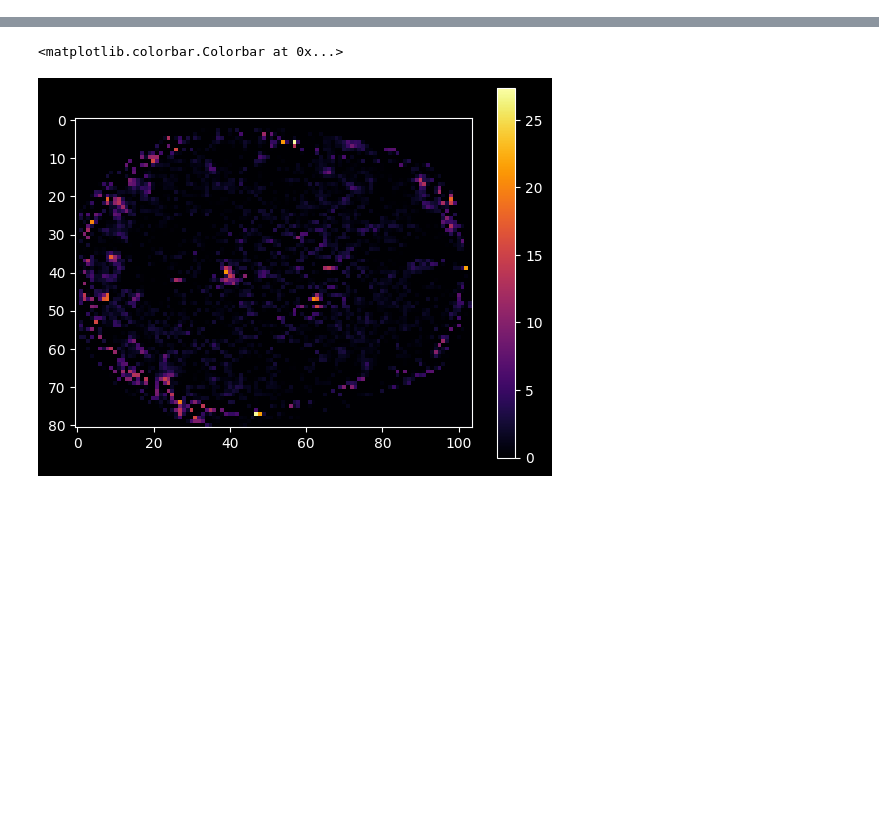
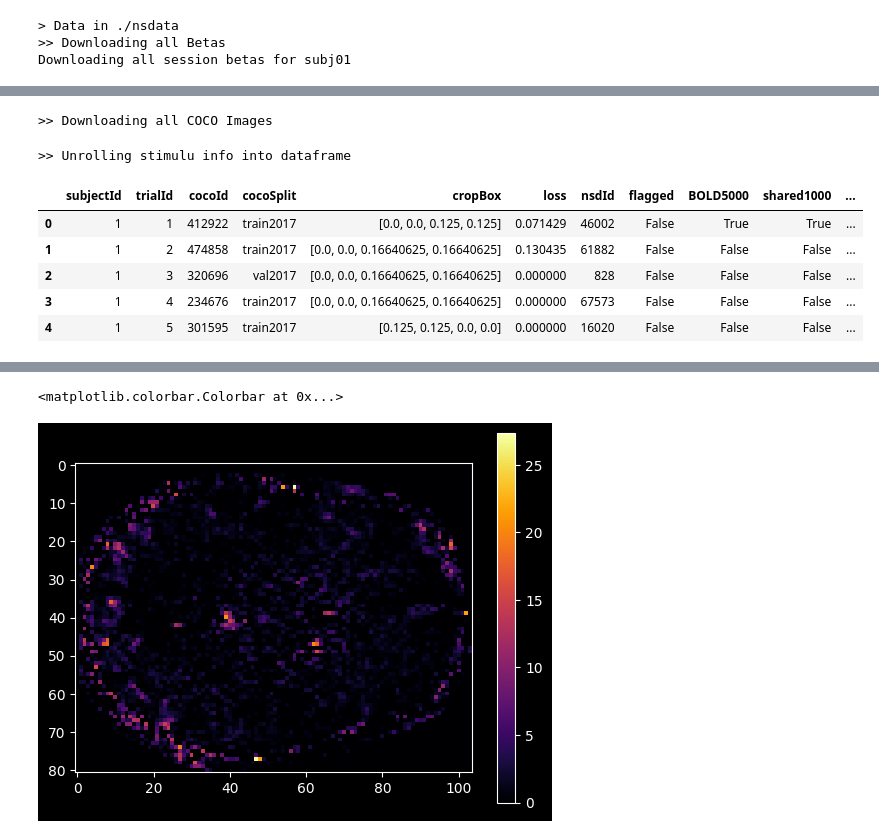
Before and after one commit to xnought/nsdget, a Jupyter notebook: notebooks/example.ipynb, the cells around one changed output, grey strips where cells are left out. Saved outputs shown, nothing was run; the diff lists cells and outputs as text; code cells hidden in the pictures; blank space fills up the shorter version.

```diff
--- a/notebooks/example.ipynb
+++ b/notebooks/example.ipynb
@@ -0,0 +1,13 @@
+# %%
+import pandas as pd
+import numpy as np
+from PIL import Image
+from nsdget import nsd_betas_images_trials, nsd_coco_image, nsd_single_trial_betas
+
+# download and use data
+df: pd.DataFrame = nsd_betas_images_trials(save_to="../nsdata/")
+df.head()
+# %% [output]
+> Data in ./nsdata
+>> Downloading all Betas
+Downloading all session betas for subj01
@@ -1 +21,9 @@
+>> Downloading all COCO Images
+>> Unrolling stimulu info into dataframe
+|  | subjectId | trialId | cocoId | cocoSplit | cropBox | loss | nsdId | flagged | BOLD5000 | shared1000 | ... |
+| 0 | 1 | 1 | 412922 | train2017 | [0.0, 0.0, 0.125, 0.125] | 0.071429 | 46002 | False | True | True | ... |
+| 1 | 1 | 2 | 474858 | train2017 | [0.0, 0.0, 0.16640625, 0.16640625] | 0.130435 | 61882 | False | False | False | ... |
+| 2 | 1 | 3 | 320696 | val2017 | [0.0, 0.0, 0.16640625, 0.16640625] | 0.000000 | 828 | False | False | False | ... |
+| 3 | 1 | 4 | 234676 | train2017 | [0.0, 0.0, 0.16640625, 0.16640625] | 0.000000 | 67573 | False | False | False | ... |
+| 4 | 1 | 5 | 301595 | train2017 | [0.125, 0.125, 0.0, 0.0] | 0.000000 | 16020 | False | False | False | ... |
 # %%
```
Also changed, not shown: parts of 2 cells of this notebook.
